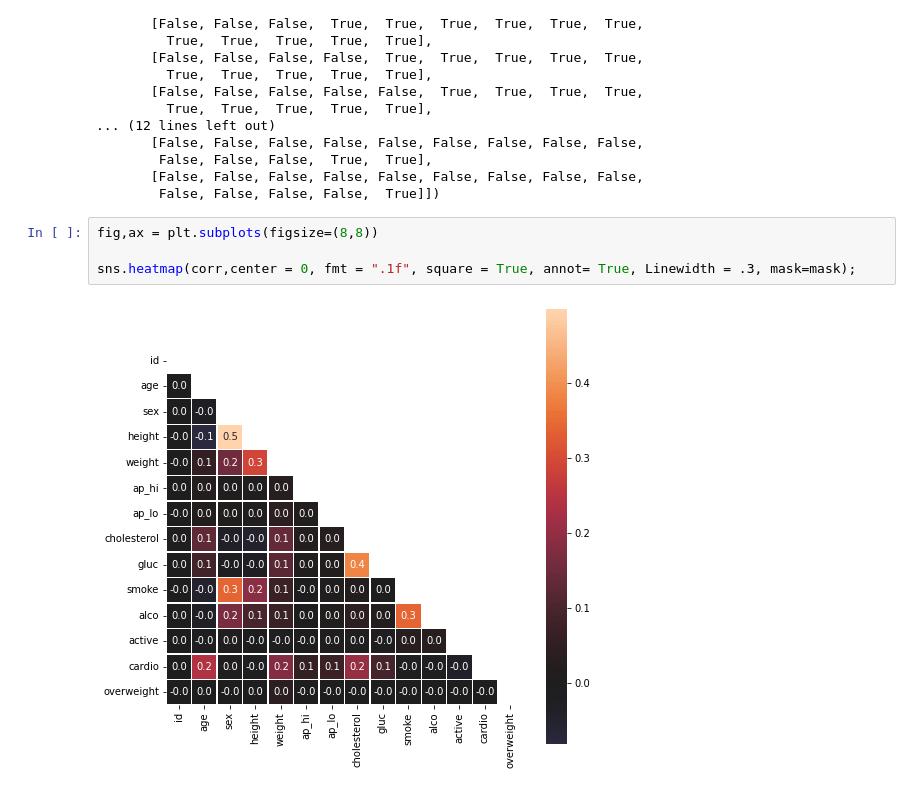
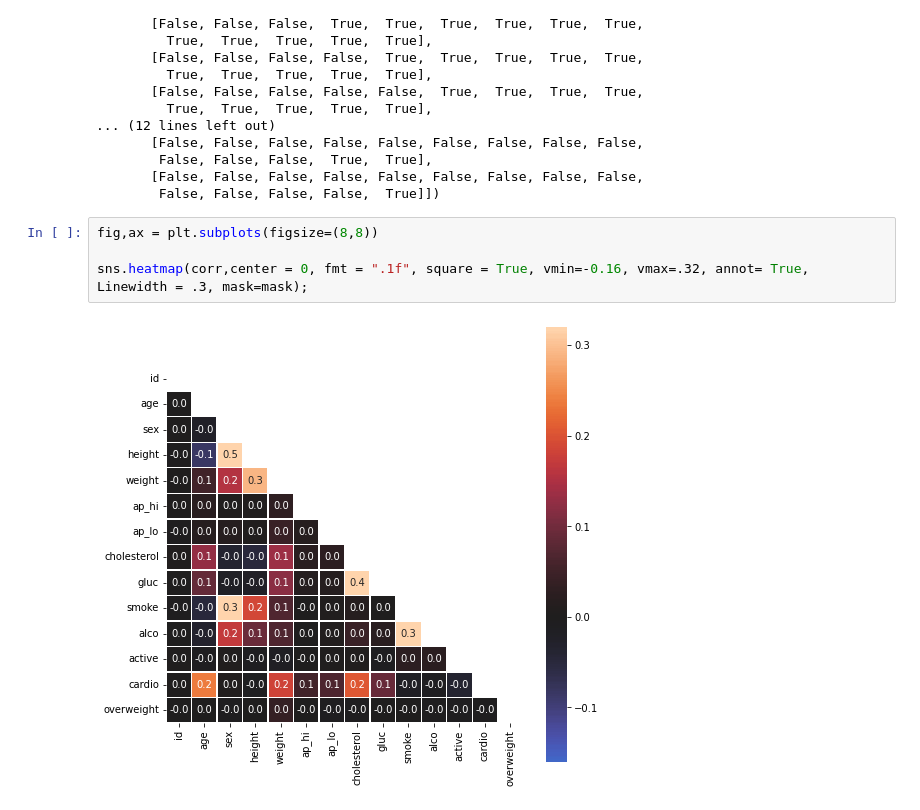
Before and after one commit to Daviedavie100/fcodecamp, a Jupyter notebook: boilerplate_medical_data_visualizer.ipynb, the cells around one changed output. Drawn from its saved outputs; the diff is of its cells as text.

```diff
--- a/boilerplate_medical_data_visualizer.ipynb
+++ b/boilerplate_medical_data_visualizer.ipynb
@@ -231,6 +231,6 @@ array([[ True,  True,  True,  True,  True,  True,  True,  True,  True,
 # %%
 fig,ax = plt.subplots(figsize=(8,8))
 
-sns.heatmap(corr,center = 0, fmt = ".1f", square = True, annot= True, Linewidth = .3, mask=mask);
+sns.heatmap(corr,center = 0, fmt = ".1f", square = True, vmin=-0.16, vmax=.32, annot= True, Linewidth = .3, mask=mask);
 # %% [output]
-[figure, old version]
+[figure, new version]
```
Also changed, not shown: parts of 1 cell of this notebook.
